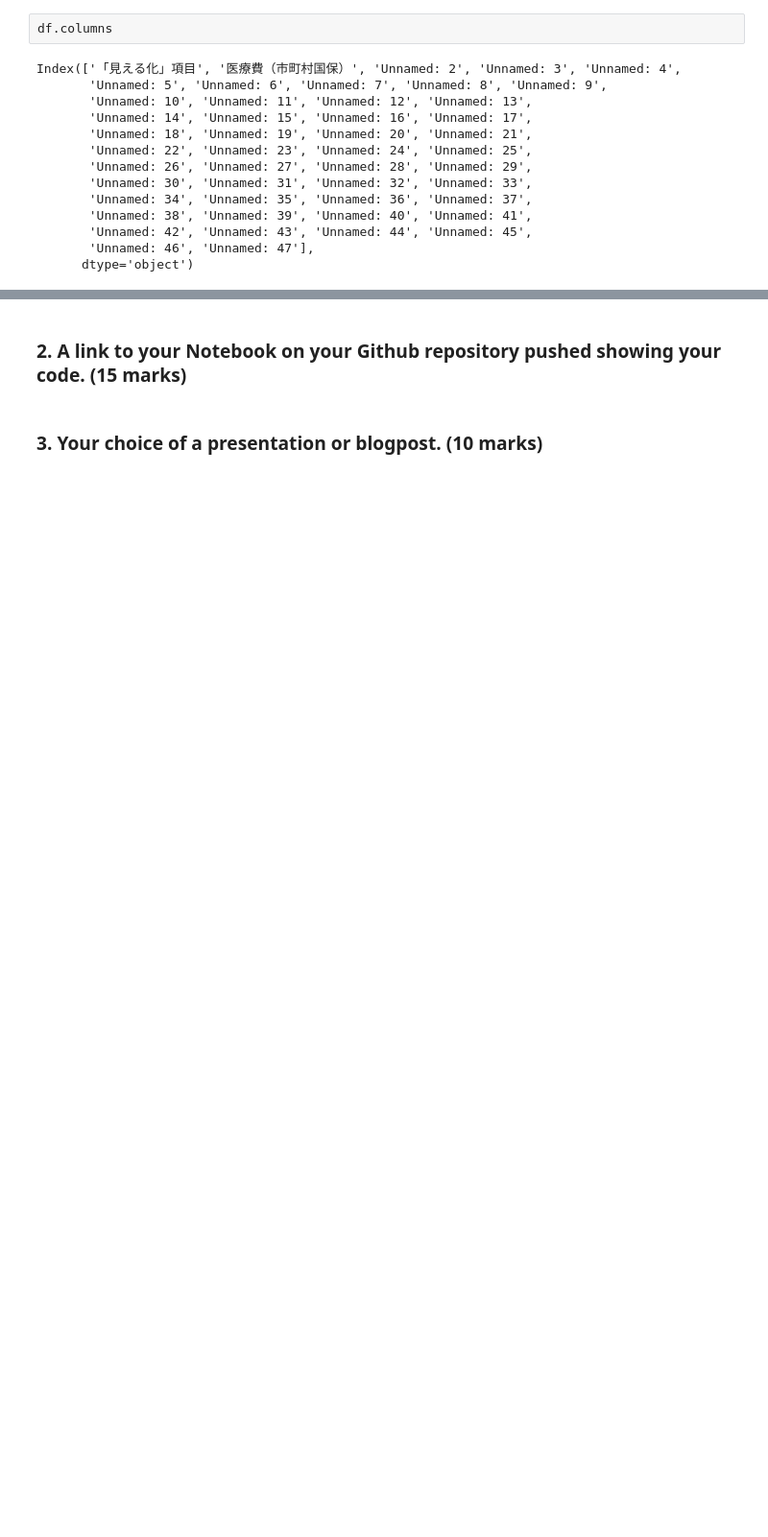
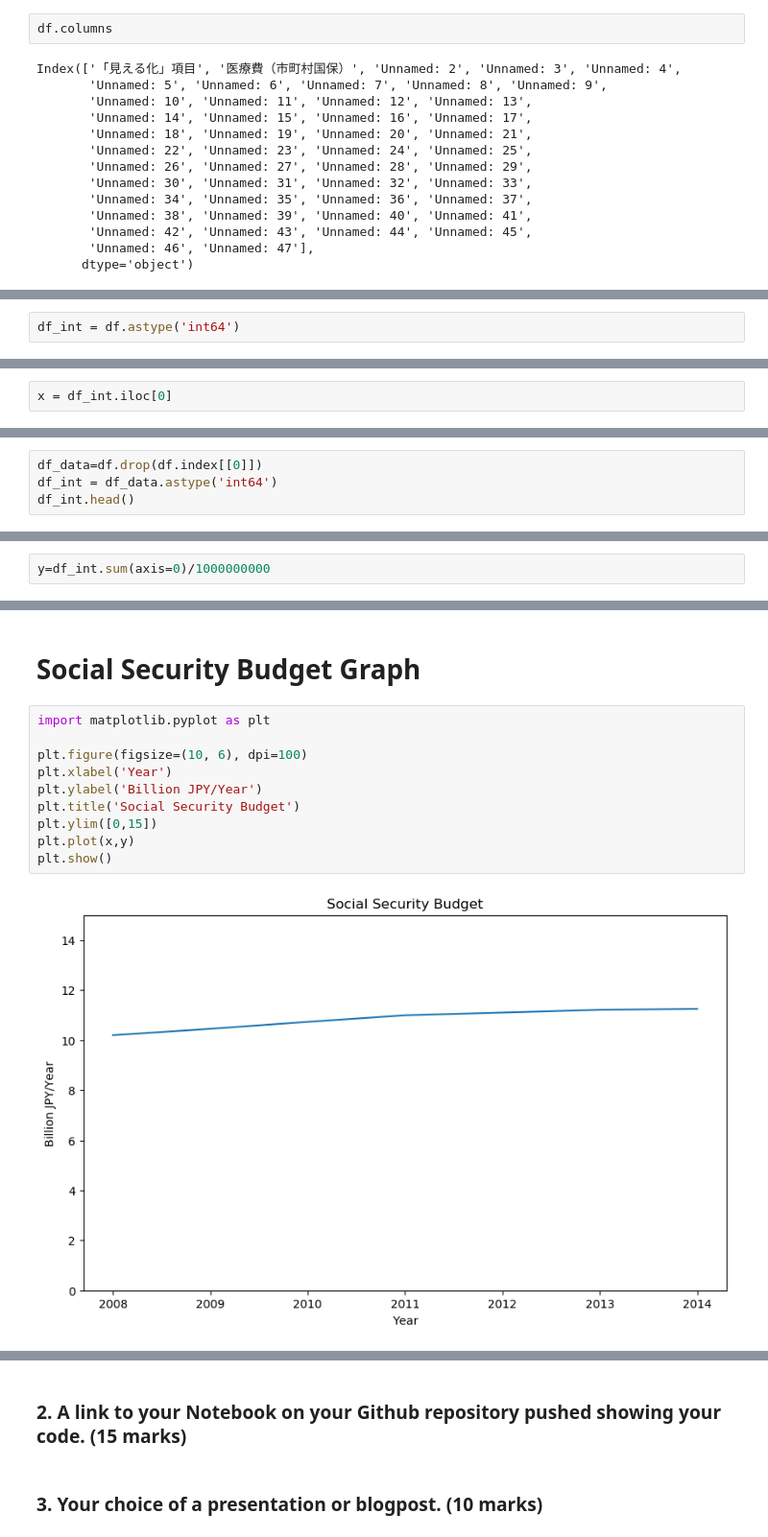
Before and after one commit to shof1/Capstone-Project, a Jupyter notebook: Week 4 - Capstone Project.ipynb, the cells around one changed output, grey strips where cells are left out. Shown at 96% size. Saved outputs shown, nothing was run; the diff lists cells and outputs as text; blank space fills up the shorter version.

```diff
--- a/Week 4 - Capstone Project.ipynb
+++ b/Week 4 - Capstone Project.ipynb
@@ -336,0 +105,2 @@ csv_input = pd.read_csv(filepath_or_buffer="D:\株価情報CSV\TEST_STOCK.csv",
+# %%
+df_int = df.astype('int64')
@@ -336,0 +111,2 @@ csv_input = pd.read_csv(filepath_or_buffer="D:\株価情報CSV\TEST_STOCK.csv",
+# %%
+x = df_int.iloc[0]
@@ -336,0 +133,4 @@ csv_input = pd.read_csv(filepath_or_buffer="D:\株価情報CSV\TEST_STOCK.csv",
+# %%
+df_data=df.drop(df.index[[0]])
+df_int = df_data.astype('int64')
+df_int.head()
@@ -336,0 +144,2 @@ csv_input = pd.read_csv(filepath_or_buffer="D:\株価情報CSV\TEST_STOCK.csv",
+# %%
+y=df_int.sum(axis=0)/1000000000
@@ -336,0 +157,14 @@ csv_input = pd.read_csv(filepath_or_buffer="D:\株価情報CSV\TEST_STOCK.csv",
+# %% [markdown]
+# Social Security Budget Graph
+# %%
+import matplotlib.pyplot as plt
+
+plt.figure(figsize=(10, 6), dpi=100)
+plt.xlabel('Year')
+plt.ylabel('Billion JPY/Year')
+plt.title('Social Security Budget')
+plt.ylim([0,15])
+plt.plot(x,y)
+plt.show()
+# %% [output]
+[figure, added]
```
Also changed, not shown: parts of 59 cells of this notebook.
